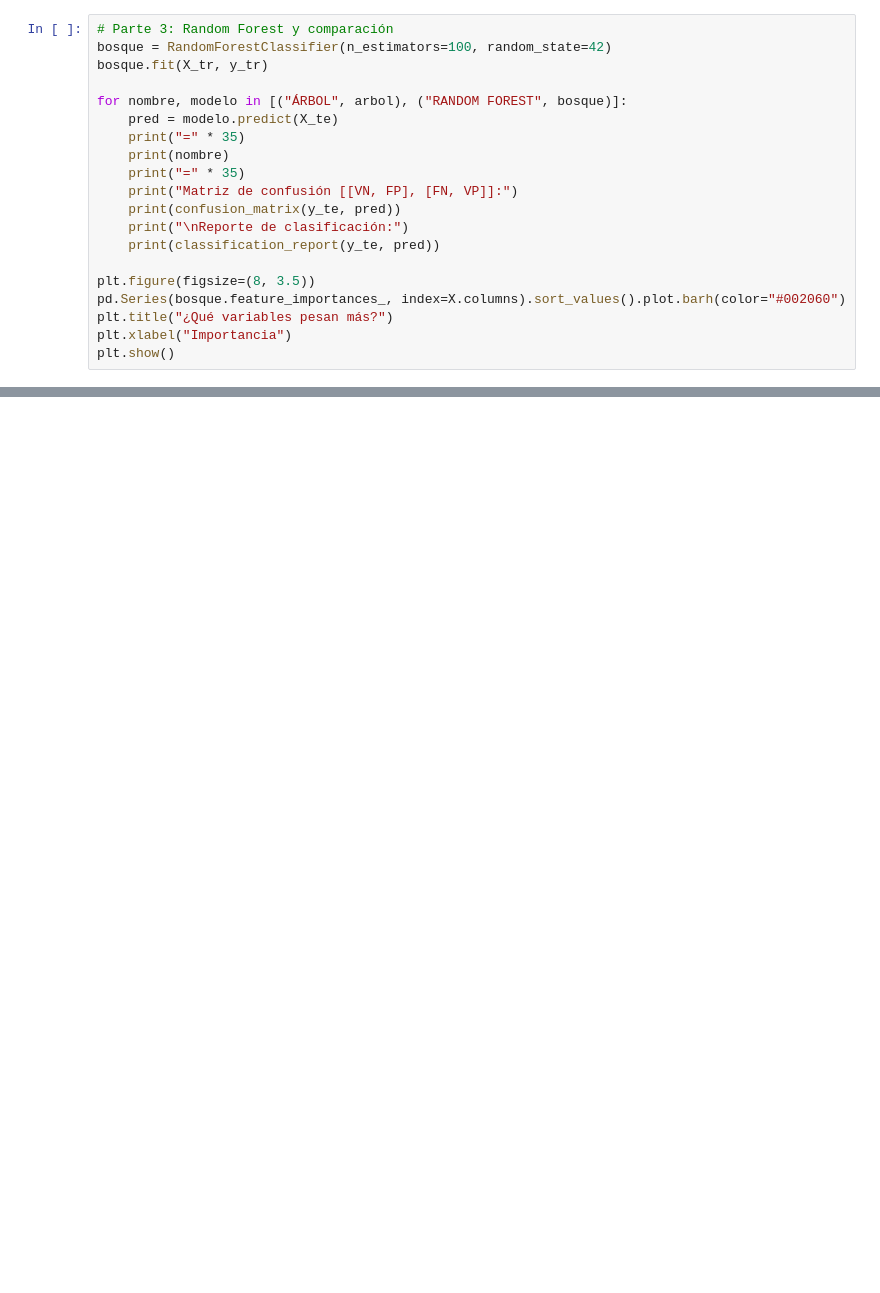
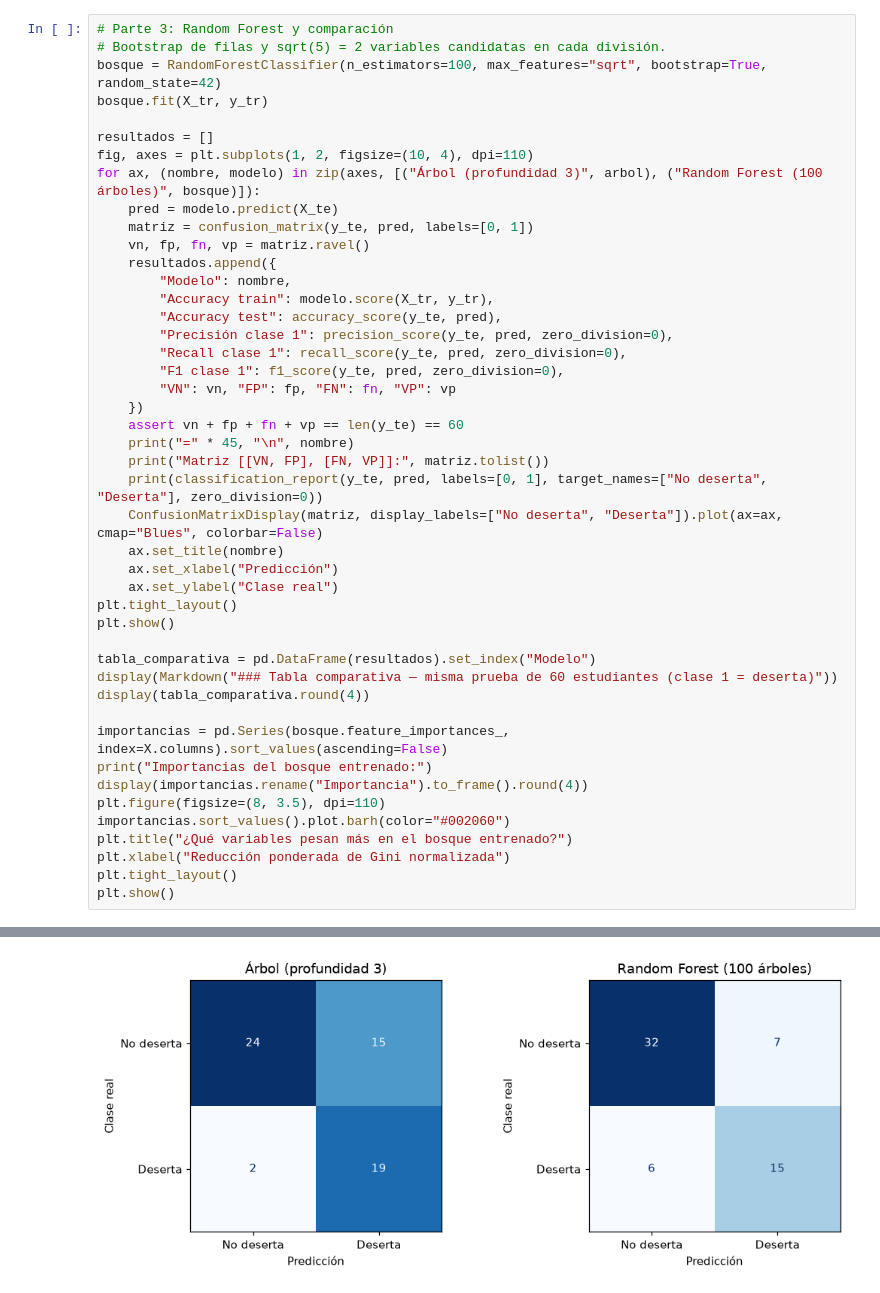
Before and after one commit to Matheuu17/simulator-agente-sem10, a Jupyter notebook: Caso.ipynb, the cells around one changed output, grey strips where cells are left out. Drawn from its saved outputs; the diff is of its cells as text; blank space fills up the shorter version.

```diff
--- a/Caso.ipynb
+++ b/Caso.ipynb
@@ -127,20 +288,46 @@ print("Prueba:       ", round(libre.score(X_te, y_te), 3))
 # %%
 # Parte 3: Random Forest y comparación
-bosque = RandomForestClassifier(n_estimators=100, random_state=42)
+# Bootstrap de filas y sqrt(5) = 2 variables candidatas en cada división.
+bosque = RandomForestClassifier(n_estimators=100, max_features="sqrt", bootstrap=True, random_state=42)
 bosque.fit(X_tr, y_tr)
 
-for nombre, modelo in [("ÁRBOL", arbol), ("RANDOM FOREST", bosque)]:
+resultados = []
+fig, axes = plt.subplots(1, 2, figsize=(10, 4), dpi=110)
+for ax, (nombre, modelo) in zip(axes, [("Árbol (profundidad 3)", arbol), ("Random Forest (100 árboles)", bosque)]):
     pred = modelo.predict(X_te)
-    print("=" * 35)
-    print(nombre)
-    print("=" * 35)
-    print("Matriz de confusión [[VN, FP], [FN, VP]]:")
-    print(confusion_matrix(y_te, pred))
-    print("\nReporte de clasificación:")
-    print(classification_report(y_te, pred))
+    matriz = confusion_matrix(y_te, pred, labels=[0, 1])
+    vn, fp, fn, vp = matriz.ravel()
+    resultados.append({
+        "Modelo": nombre,
+        "Accuracy train": modelo.score(X_tr, y_tr),
+        "Accuracy test": accuracy_score(y_te, pred),
+        "Precisión clase 1": precision_score(y_te, pred, zero_division=0),
+        "Recall clase 1": recall_score(y_te, pred, zero_division=0),
+        "F1 clase 1": f1_score(y_te, pred, zero_division=0),
+        "VN": vn, "FP": fp, "FN": fn, "VP": vp
+    })
+    assert vn + fp + fn + vp == len(y_te) == 60
+    print("=" * 45, "\n", nombre)
+    print("Matriz [[VN, FP], [FN, VP]]:", matriz.tolist())
+    print(classification_report(y_te, pred, labels=[0, 1], target_names=["No deserta", "Deserta"], zero_division=0))
+    ConfusionMatrixDisplay(matriz, display_labels=["No deserta", "Deserta"]).plot(ax=ax, cmap="Blues", colorbar=False)
+    ax.set_title(nombre)
+    ax.set_xlabel("Predicción")
+    ax.set_ylabel("Clase real")
+plt.tight_layout()
+plt.show()
 
-plt.figure(figsize=(8, 3.5))
-pd.Series(bosque.feature_importances_, index=X.columns).sort_values().plot.barh(color="#002060")
-plt.title("¿Qué variables pesan más?")
-plt.xlabel("Importancia")
+tabla_comparativa = pd.DataFrame(resultados).set_index("Modelo")
+display(Markdown("### Tabla comparativa — misma prueba de 60 estudiantes (clase 1 = deserta)"))
+display(tabla_comparativa.round(4))
+
+importancias = pd.Series(bosque.feature_importances_, index=X.columns).sort_values(ascending=False)
+print("Importancias del bosque entrenado:")
+display(importancias.rename("Importancia").to_frame().round(4))
+plt.figure(figsize=(8, 3.5), dpi=110)
+importancias.sort_values().plot.barh(color="#002060")
+plt.title("¿Qué variables pesan más en el bosque entrenado?")
+plt.xlabel("Reducción ponderada de Gini normalizada")
+plt.tight_layout()
 plt.show()
+# %% [output]
@@ -146,0 +351 @@ plt.show()
+[figure, added]
```
Also changed, not shown: parts of 10 cells of this notebook, 1 other file.
